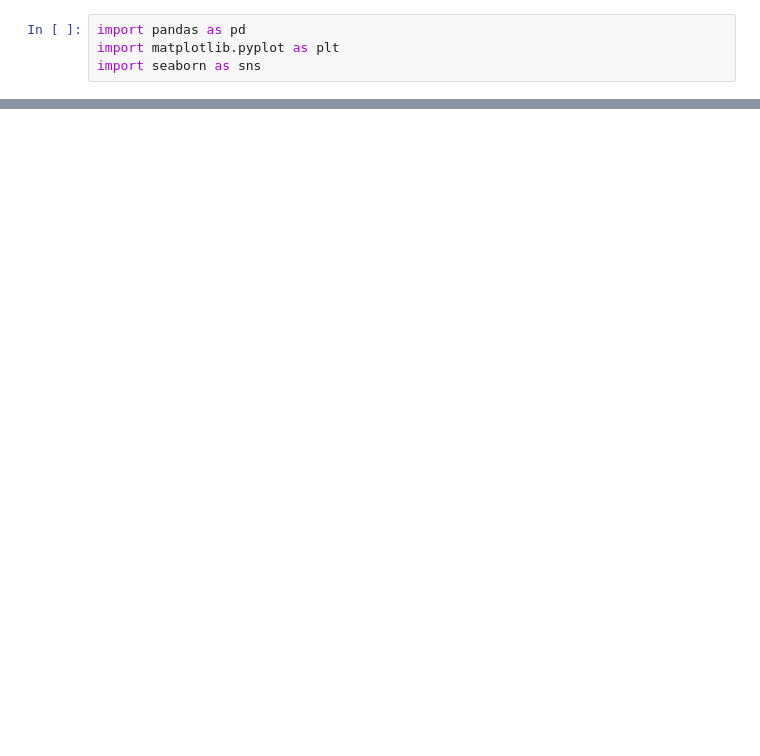
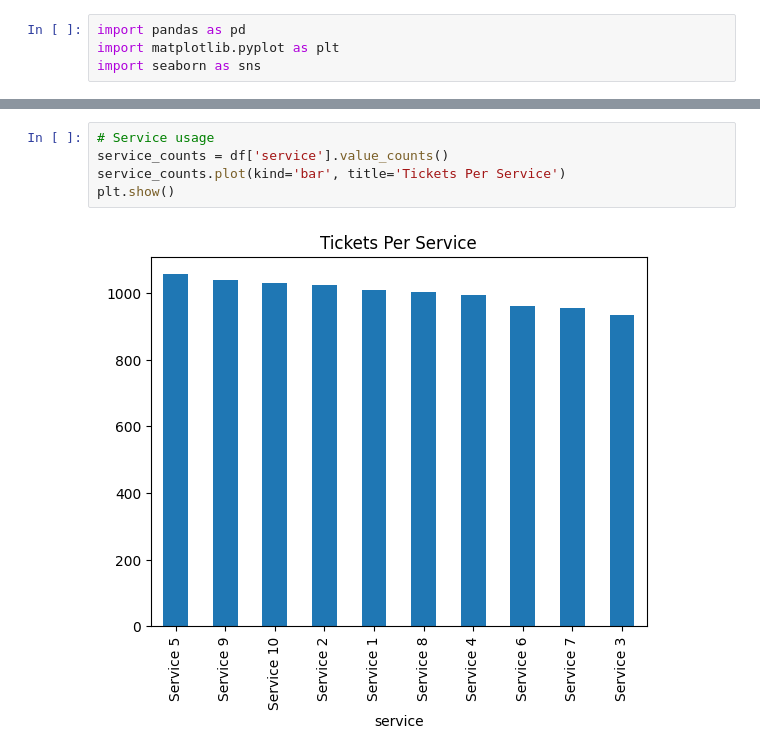
Before and after one commit to pain459/LP, a Jupyter notebook: projects/data_analysis_projects/ticket_analysis/analysis_workbook.ipynb, the cells around one changed output, grey strips where cells are left out. Drawn from its saved outputs; the diff is of its cells as text; blank space fills up the shorter version.

```diff
--- a/projects/data_analysis_projects/ticket_analysis/analysis_workbook.ipynb
+++ b/projects/data_analysis_projects/ticket_analysis/analysis_workbook.ipynb
@@ -15,0 +23,7 @@ df.head()
+# %%
+# Service usage
+service_counts = df['service'].value_counts()
+service_counts.plot(kind='bar', title='Tickets Per Service')
+plt.show()
+# %% [output]
+[figure, added]
```
Also changed, not shown: parts of 7 cells of this notebook.
